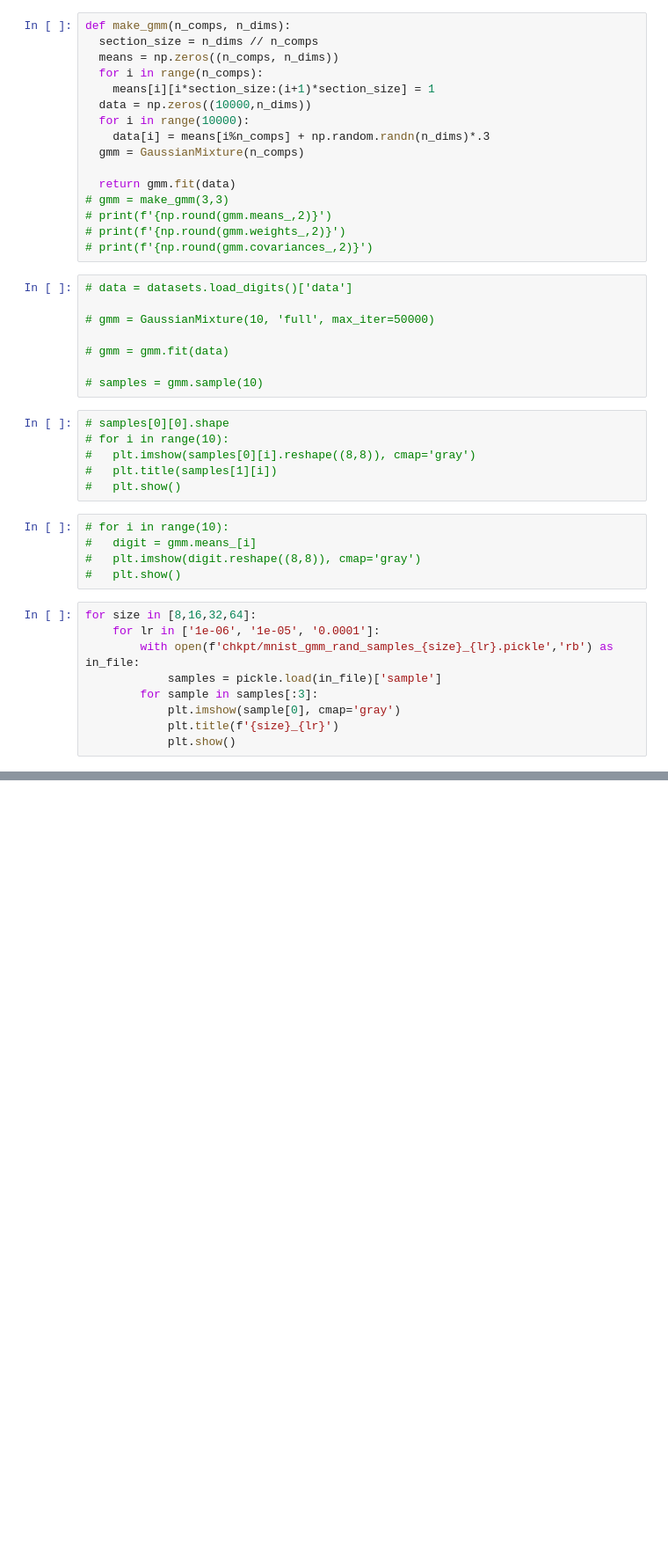
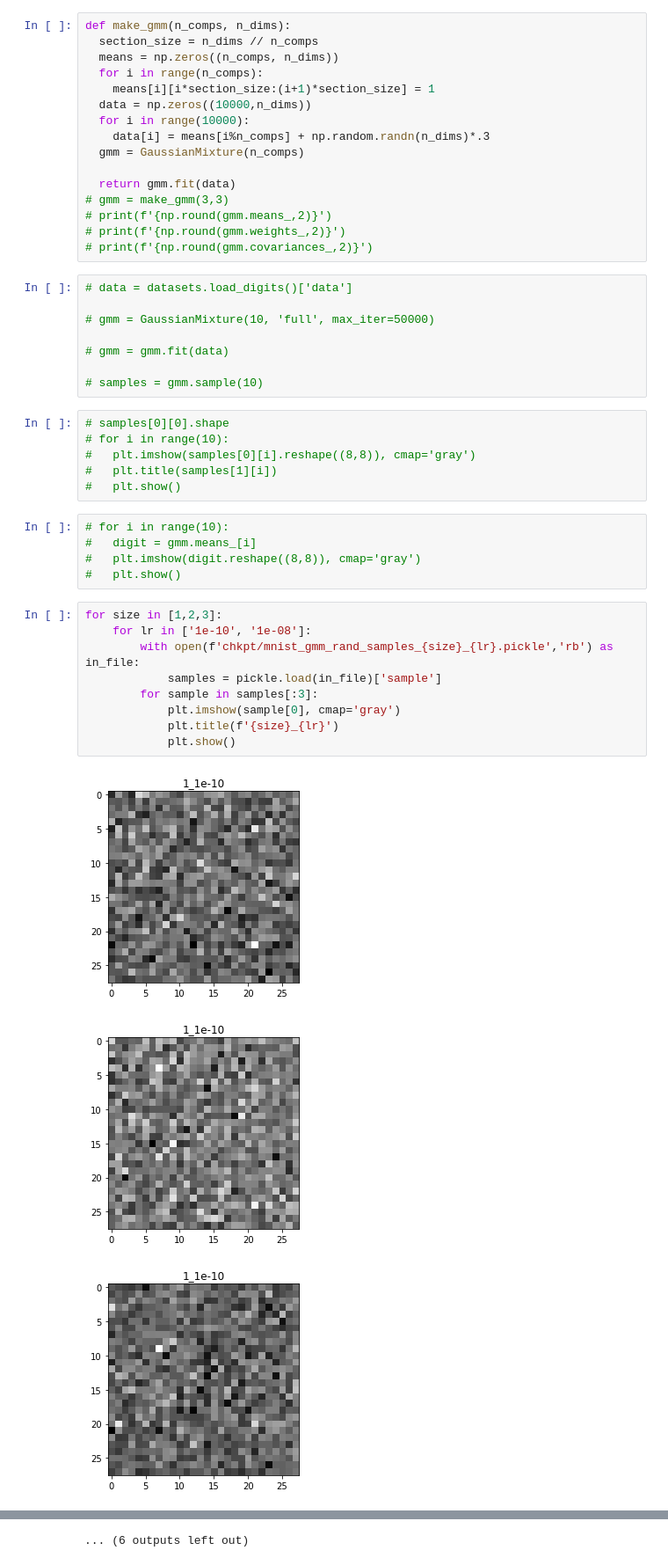
Before and after one commit to EthanMWalker/flow, a Jupyter notebook: gmm_vis.ipynb, the cells around one changed output, grey strips where cells are left out. Shown: that part at 88% size. Cells and saved outputs as stored; diff of their text form; blank space fills up the shorter version.

```diff
--- a/gmm_vis.ipynb
+++ b/gmm_vis.ipynb
@@ -45,11 +45,15 @@ def make_gmm(n_comps, n_dims):
 #   plt.imshow(digit.reshape((8,8)), cmap='gray')
 #   plt.show()
 # %%
-for size in [8,16,32,64]:
-    for lr in ['1e-06', '1e-05', '0.0001']:
+for size in [1,2,3]:
+    for lr in ['1e-10', '1e-08']:
         with open(f'chkpt/mnist_gmm_rand_samples_{size}_{lr}.pickle','rb') as in_file:
             samples = pickle.load(in_file)['sample']
         for sample in samples[:3]:
             plt.imshow(sample[0], cmap='gray')
             plt.title(f'{size}_{lr}')
             plt.show()
+# %% [output]
+[figure, added]
+[figure, added]
+[figure, added]
@@ -56 +69,2 @@ for size in [8,16,32,64]:
+... (6 outputs left out)
 # %%
```
Also changed, not shown: parts of 6 cells of this notebook, 8 other files.
